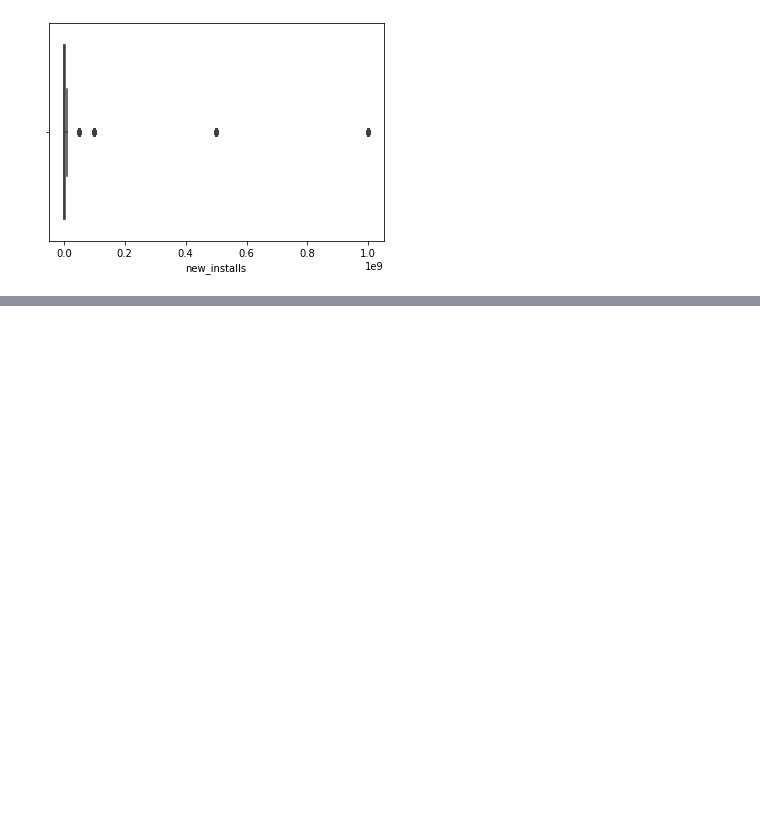
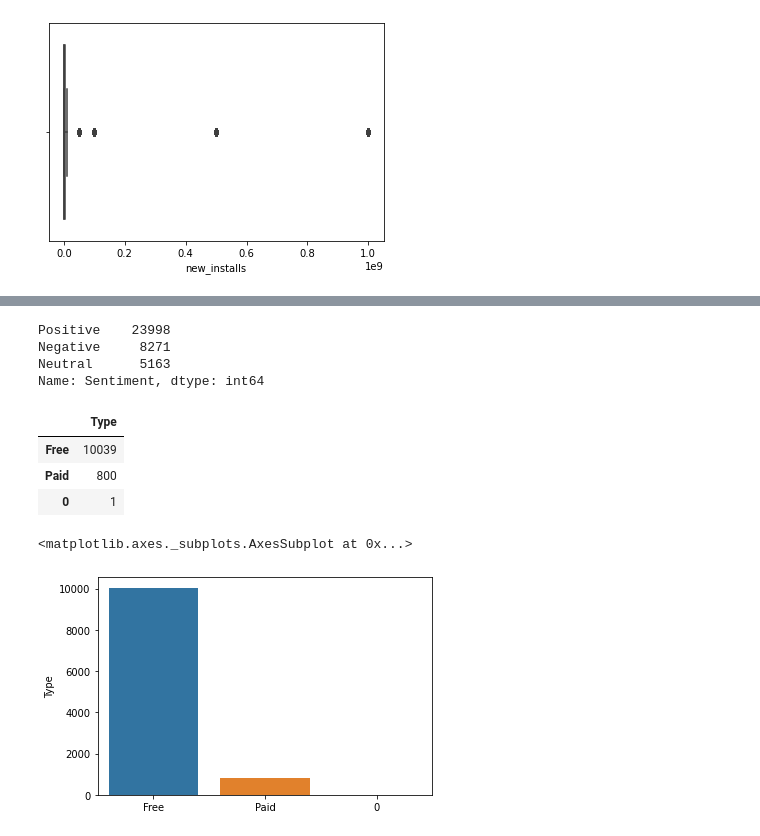
Before and after one commit to yagnik99/Play-Store-apps-data-analysis, a Jupyter notebook: Yagnik_Pandya_Team_2_Capstone_Project_1.ipynb, the cells around one changed output, grey strips where cells are left out. Saved outputs shown, nothing was run; the diff lists cells and outputs as text; code cells hidden in the pictures; blank space fills up the shorter version.

```diff
--- a/Yagnik_Pandya_Team_2_Capstone_Project_1.ipynb
+++ b/Yagnik_Pandya_Team_2_Capstone_Project_1.ipynb
@@ -142,0 +343,21 @@ sns.boxplot(apps_df['new_installs'])
+# %%
+df1
+# %% [output]
+Positive    23998
+Negative     8271
+Neutral      5163
+Name: Sentiment, dtype: int64
+# %%
+temp=pd.DataFrame(apps_df['Type'].value_counts())
+# %%
+temp
+# %% [output]
+|  | Type |
+| Free | 10039 |
+| Paid | 800 |
+| 0 | 1 |
+# %%
+sns.barplot(x=temp.index,y=temp['Type'])
+# %% [output]
+<matplotlib.axes._subplots.AxesSubplot at 0x...>
+[figure, added]
```
Also changed, not shown: parts of 24 cells of this notebook.
